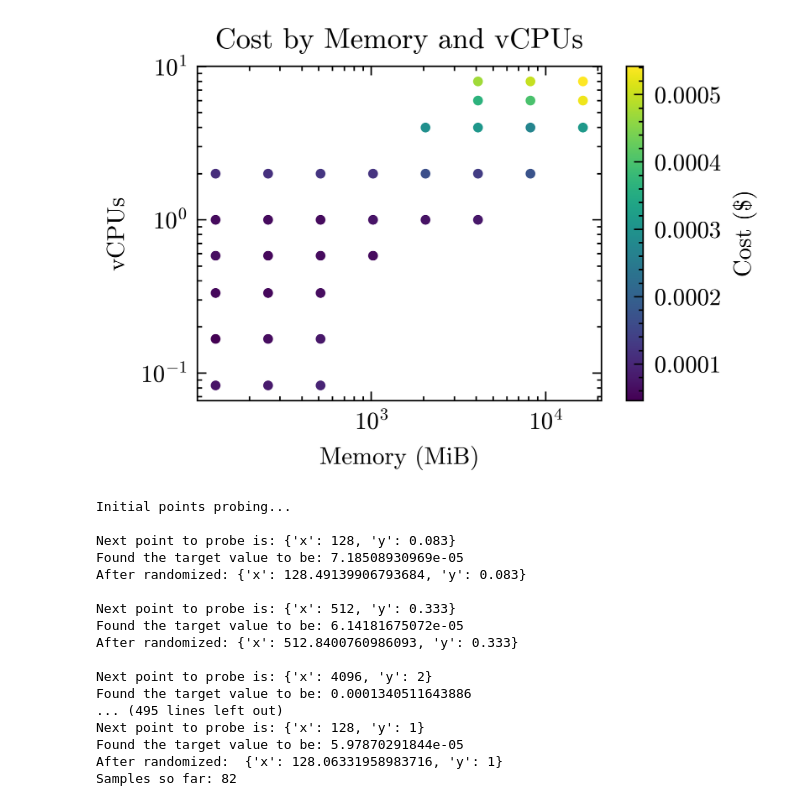
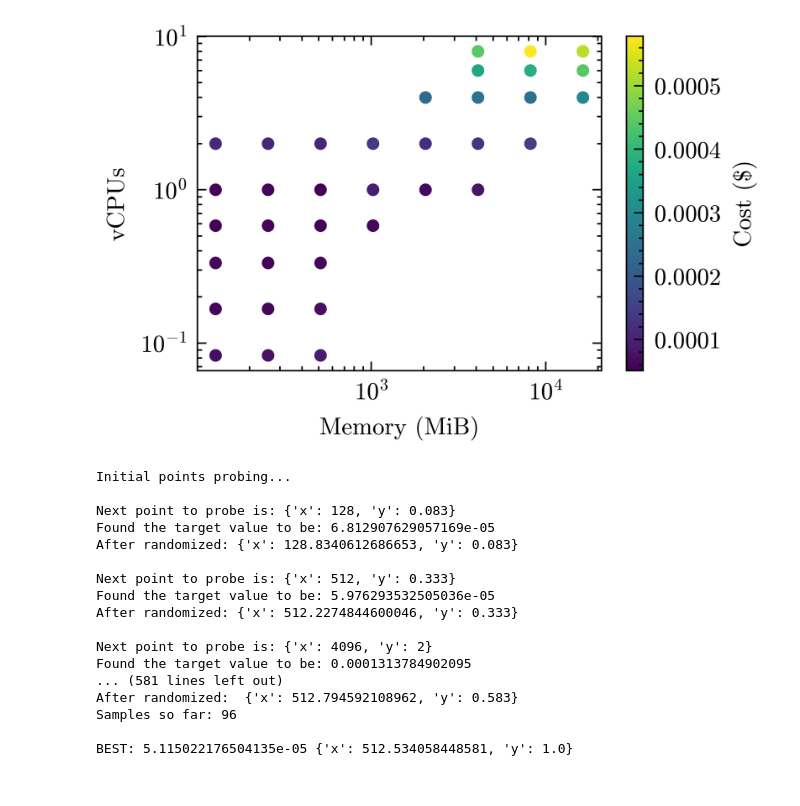
Before and after one commit to Existein/COSE-, a Jupyter notebook: COSE - BO.ipynb, the cells around one changed output. Saved outputs shown, nothing was run; the diff lists cells and outputs as text; code cells hidden in the pictures.

Commit message:
experiment

```diff
--- a/COSE - BO.ipynb
+++ b/COSE - BO.ipynb
@@ -107,40 +107,49 @@ def next_finder (x, y):
 # %%
 # x = np.linspace(128, 16384, 16384-128).reshape(-1, 1) # memory
 # y = np.linspace(0.083, 8, 800 - 8).reshape(-1, 1) # vcpus
 # # node_type = np.linspace(0, 10000, 2).reshape(-1, 1)
 # z_c = get_exectime(x, y)*factor
 # plt.plot(x, y, z_c, label='Ground Truth')
 # plt.legend(loc='upper right')
 # plt.show()
 
 import pandas as pd
 import scienceplots
+mtp.rcParams.update({'font.size':8})
 
 # Load your data from the CSV file
-df = pd.read_csv('experiment_result/benchmark_results_cost.csv')
+df = pd.read_csv('io_benchmark_results.csv')
 
 # Extract the columns of interest
 memory = df['Memory (MiB)']
 vcpus = df['vCPUs']
-# execution_time = df['Avg. Execution Time']
 cost = df['Cost ($)']
 
 # 2D Scatter Plot (Memory vs. Execution Time)
-plt.style.use(['science', 'ieee', 'no-latex'])
-plt.figure(figsize=(3, 2))  # Adjust figure size as needed
-# plt.grid(True, 'major', 'both')
-# plt.scatter(memory, vcpus, c=execution_time, cmap='viridis', s=5, linewidths=1)  # Color by executiontime
-plt.scatter(memory, vcpus, c=cost, cmap='viridis', s=5, linewidths=1)  # Color by cost
+plt.figure(figsize=(3, 2))
+plt.scatter(memory, vcpus, c=cost, cmap='viridis', s=10)  # Color by cost
 plt.xlabel('Memory (MiB)')
 plt.ylabel('vCPUs')
 plt.xscale('log')
 plt.yscale('log')
-
-plt.title('Cost by Memory and vCPUs')
+# plt.ticklabel_format(axis='both', style='sci', scilimits=(0,0))
 plt.colorbar(label='Cost ($)')
 plt.show()
+
+# plt.scatter(memory, cost, c=vcpus, cmap='viridis', s=10)  # Color by cost
+# plt.xlabel('Memory (MiB)')
+# plt.ylabel('Cost ($)')
+# # plt.xticks([100, 500, 1000, 2000, 4000, 8000, 16000])
+# # plt.ticklabel_format(axis='x', style='sci', scilimits=(0,0))
+# # plt.yticks([2e-5, 3e-5, 4e-5, 5e-5, 1e-4, 2e-4, 3e-4, 4e-4])
+# # plt.ticklabel_format(axis='y', style='sci', scilimits=(0,0))
+# plt.xscale('log')
+# plt.yscale('log')
+
+# plt.colorbar(label='vCPUs')
+# plt.show()
 # %% [output]
-[figure, old version]
+[figure, new version]
 # %%
 # define exploration space i.e. memory values
 pbounds = { 'x': (128, 16384), 'y': (0.083, 8)}
@@ -234,9 +243,7 @@ while True:
         optimizer.set_gp_params(normalize_y=True)
     else: # do not accept the suggestion
         print("Use previous suggestion")
-        optimizer.register(params=next_point, target=target)
-        optimizer.set_gp_params(alpha=alpha_value)
-        optimizer.set_gp_params(normalize_y=True)
+        continue
 
     # # next_point = optimizer.suggest(utility)
     # # print(f"Before: ", next_point)
@@ -264,17 +271,17 @@ print("BEST:", 1 / optimizer.max['target'], optimizer.max['params'])
 Initial points probing...
 
 Next point to probe is: {'x': 128, 'y': 0.083}
-Found the target value to be: 7.18508930969e-05
-After randomized: {'x': 128.49139906793684, 'y': 0.083}
+Found the target value to be: 6.812907629057169e-05
+After randomized: {'x': 128.8340612686653, 'y': 0.083}
 
 Next point to probe is: {'x': 512, 'y': 0.333}
-Found the target value to be: 6.14181675072e-05
-After randomized: {'x': 512.8400760986093, 'y': 0.333}
+Found the target value to be: 5.976293532505036e-05
+After randomized: {'x': 512.2274844600046, 'y': 0.333}
 
 Next point to probe is: {'x': 4096, 'y': 2}
-Found the target value to be: 0.0001340511643886
-... (495 lines left out)
-Next point to probe is: {'x': 128, 'y': 1}
-Found the target value to be: 5.97870291844e-05
-After randomized:  {'x': 128.06331958983716, 'y': 1}
-Samples so far: 82
+Found the target value to be: 0.0001313784902095
+... (581 lines left out)
+After randomized:  {'x': 512.794592108962, 'y': 0.583}
+Samples so far: 96
+
+BEST: 5.115022176504135e-05 {'x': 512.534058448581, 'y': 1.0}
```
Also changed, not shown: parts of 3 cells of this notebook, 9 other files.
